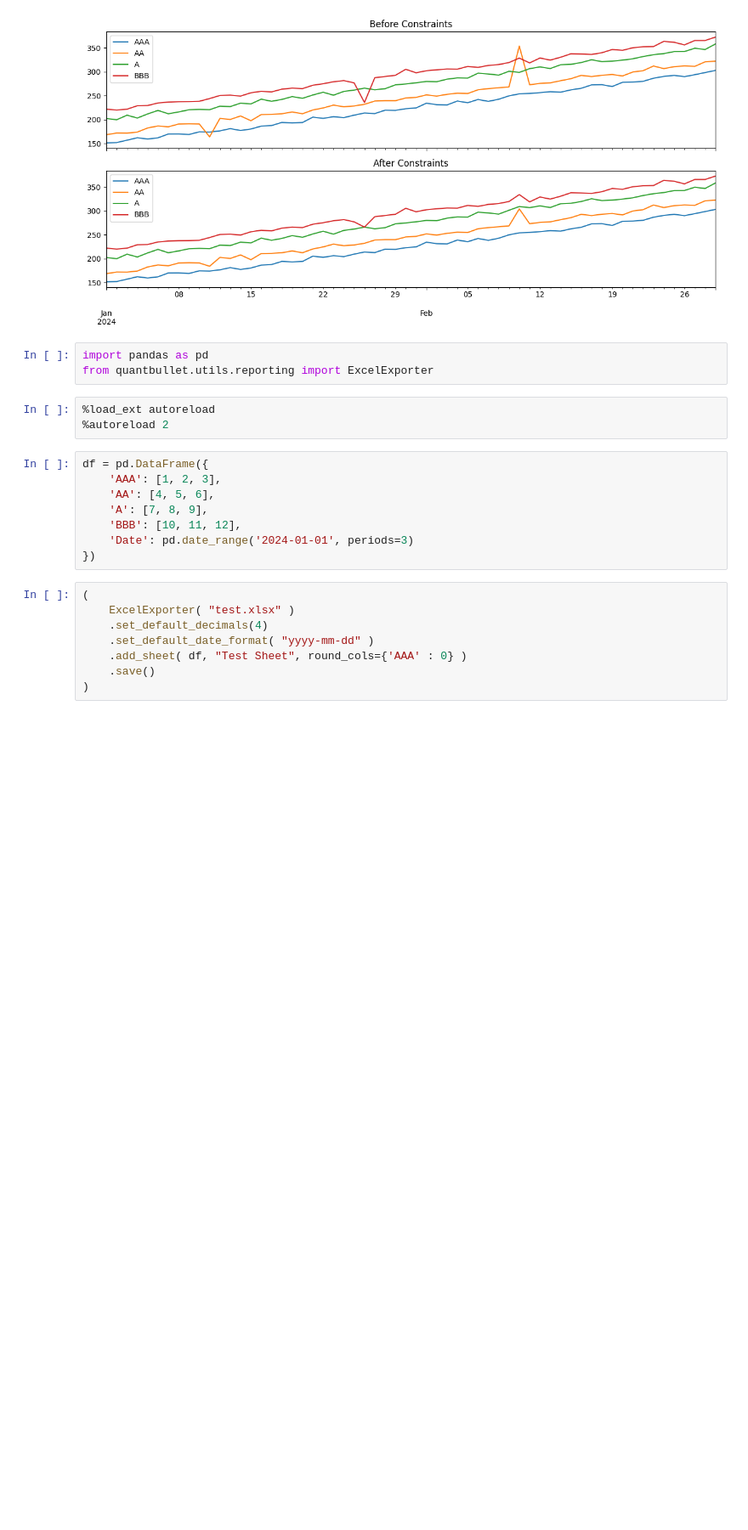
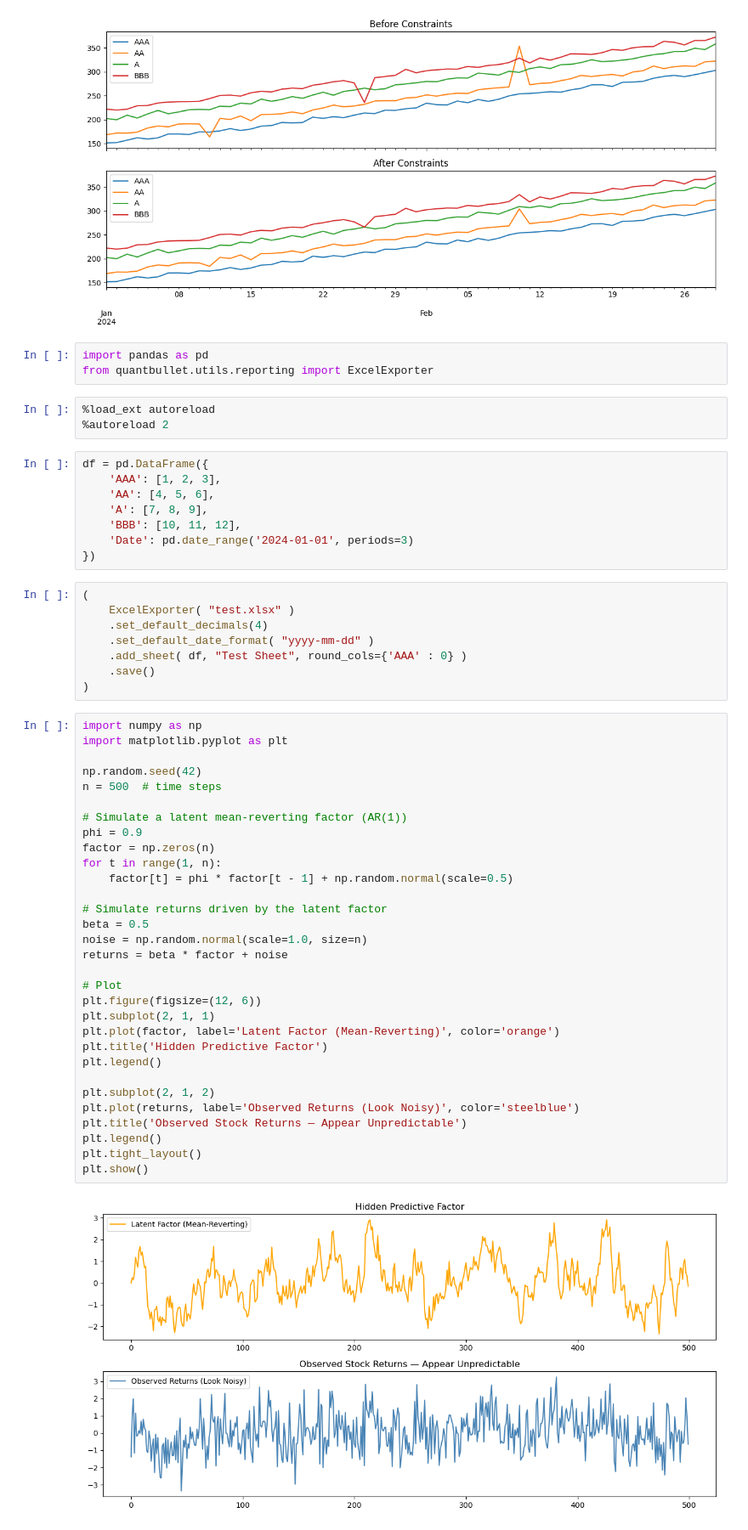
Before and after one commit to YimingZhang07/quantbullet, a Jupyter notebook: docs/utils/testing.ipynb, the cells around one changed output. Shown at 85% size. Drawn from its saved outputs; the diff is of its cells as text; blank space fills up the shorter version.

```diff
--- a/docs/utils/testing.ipynb
+++ b/docs/utils/testing.ipynb
@@ -307,3 +307,36 @@ df = pd.DataFrame({
     .add_sheet( df, "Test Sheet", round_cols={'AAA' : 0} )
     .save()
 )
+# %%
+import numpy as np
+import matplotlib.pyplot as plt
+
+np.random.seed(42)
+n = 500  # time steps
+
+# Simulate a latent mean-reverting factor (AR(1))
+phi = 0.9
+factor = np.zeros(n)
+for t in range(1, n):
+    factor[t] = phi * factor[t - 1] + np.random.normal(scale=0.5)
+
+# Simulate returns driven by the latent factor
+beta = 0.5
+noise = np.random.normal(scale=1.0, size=n)
+returns = beta * factor + noise
+
+# Plot
+plt.figure(figsize=(12, 6))
+plt.subplot(2, 1, 1)
+plt.plot(factor, label='Latent Factor (Mean-Reverting)', color='orange')
+plt.title('Hidden Predictive Factor')
+plt.legend()
+
+plt.subplot(2, 1, 2)
+plt.plot(returns, label='Observed Returns (Look Noisy)', color='steelblue')
+plt.title('Observed Stock Returns — Appear Unpredictable')
+plt.legend()
+plt.tight_layout()
+plt.show()
+# %% [output]
+[figure, added]
```
Also changed, not shown: 3 other files.
